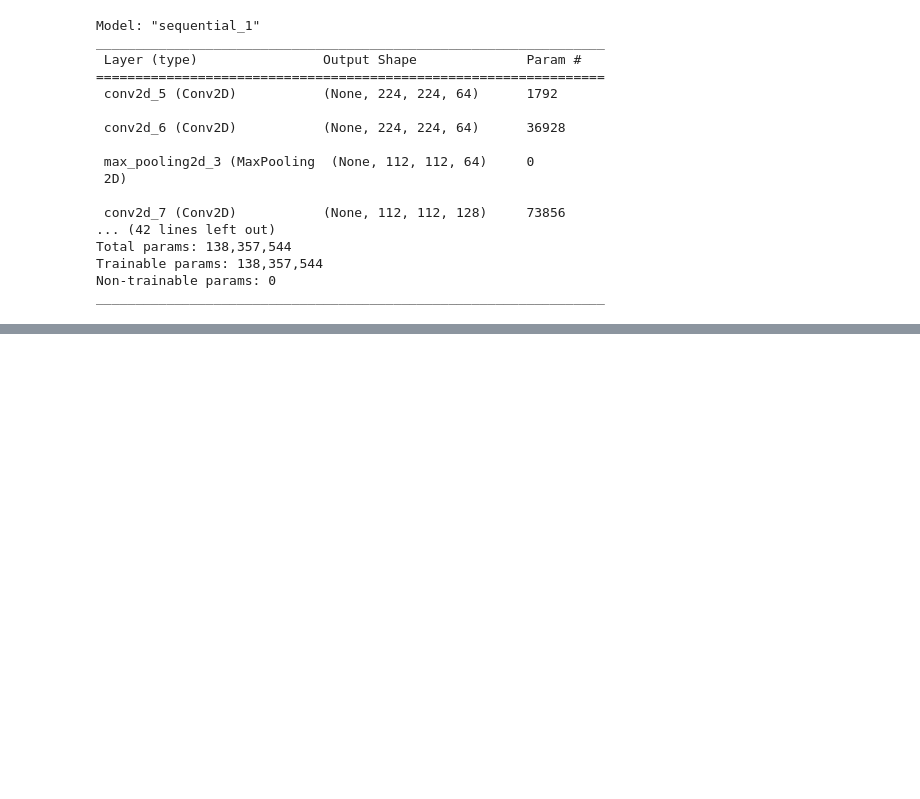
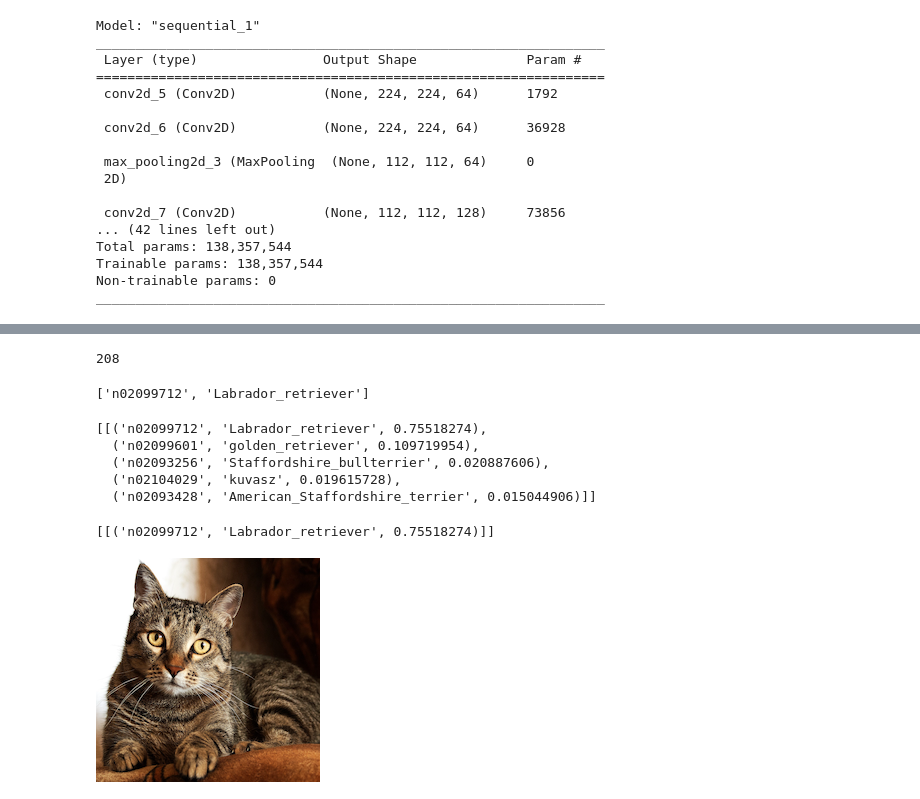
Before and after one commit to rickiepark/hm-dl, a Jupyter notebook: 02-1.ipynb, the cells around one changed output, grey strips where cells are left out. Drawn from its saved outputs; the diff is of its cells as text; code cells hidden in the pictures; blank space fills up the shorter version.

```diff
--- a/02-1.ipynb
+++ b/02-1.ipynb
@@ -99,0 +130,5 @@ _________________________________________________________________
+# %%
+max_index = np.argmax(predictions)
+max_index
+# %% [output]
+208
@@ -99,0 +141,21 @@ _________________________________________________________________
+# %%
+json_data[str(max_index)]
+# %% [output]
+['n02099712', 'Labrador_retriever']
+# %%
+keras.applications.vgg16.decode_predictions(predictions)
+# %% [output]
+[[('n02099712', 'Labrador_retriever', 0.75518274),
+  ('n02099601', 'golden_retriever', 0.109719954),
+  ('n02093256', 'Staffordshire_bullterrier', 0.020887606),
+  ('n02104029', 'kuvasz', 0.019615728),
+  ('n02093428', 'American_Staffordshire_terrier', 0.015044906)]]
+# %%
+keras.applications.vgg16.decode_predictions(predictions, top=1)
+# %% [output]
+[[('n02099712', 'Labrador_retriever', 0.75518274)]]
+# %%
+cat_png = Image.open('images/cat.png')
+display(cat_png)
+# %% [output]
+[figure, added]
```
Also changed, not shown: parts of 10 cells of this notebook.
